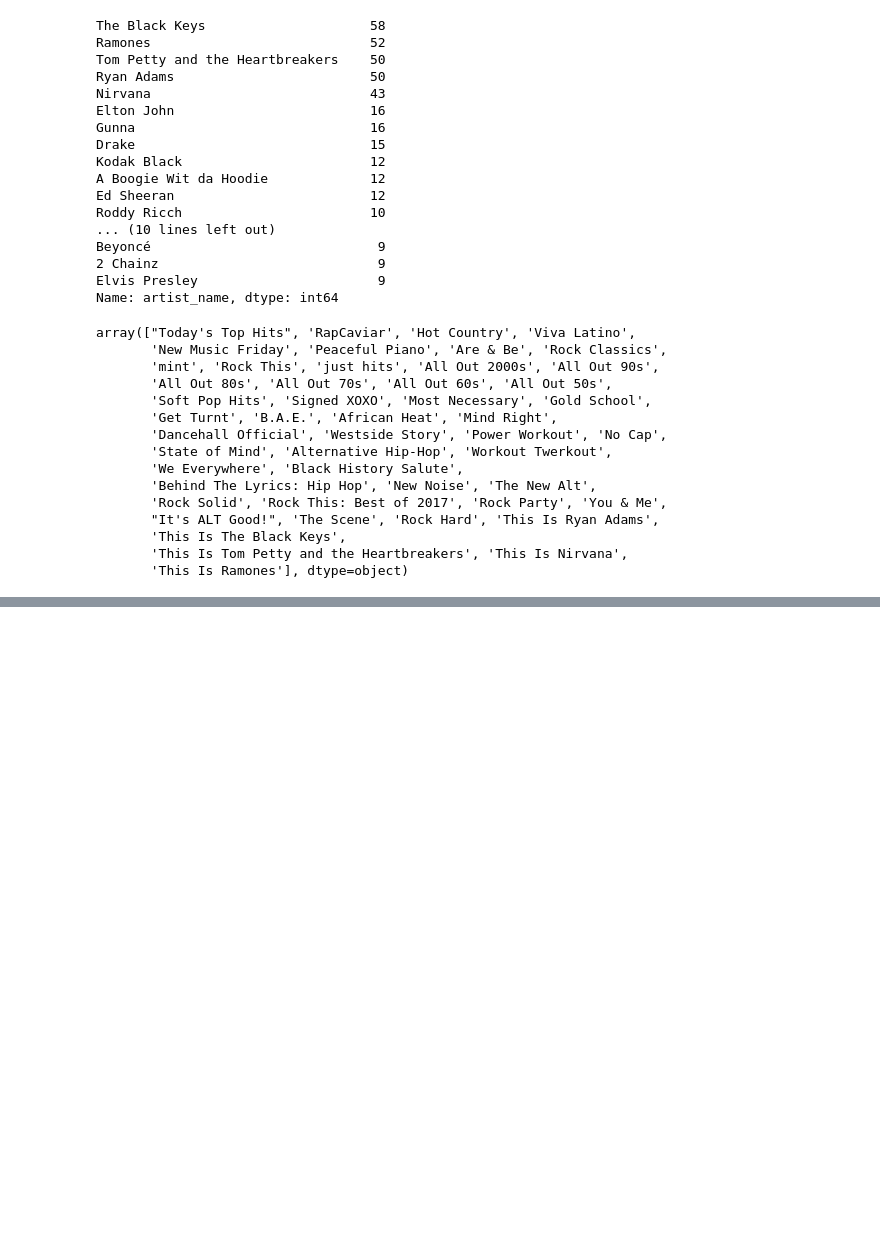
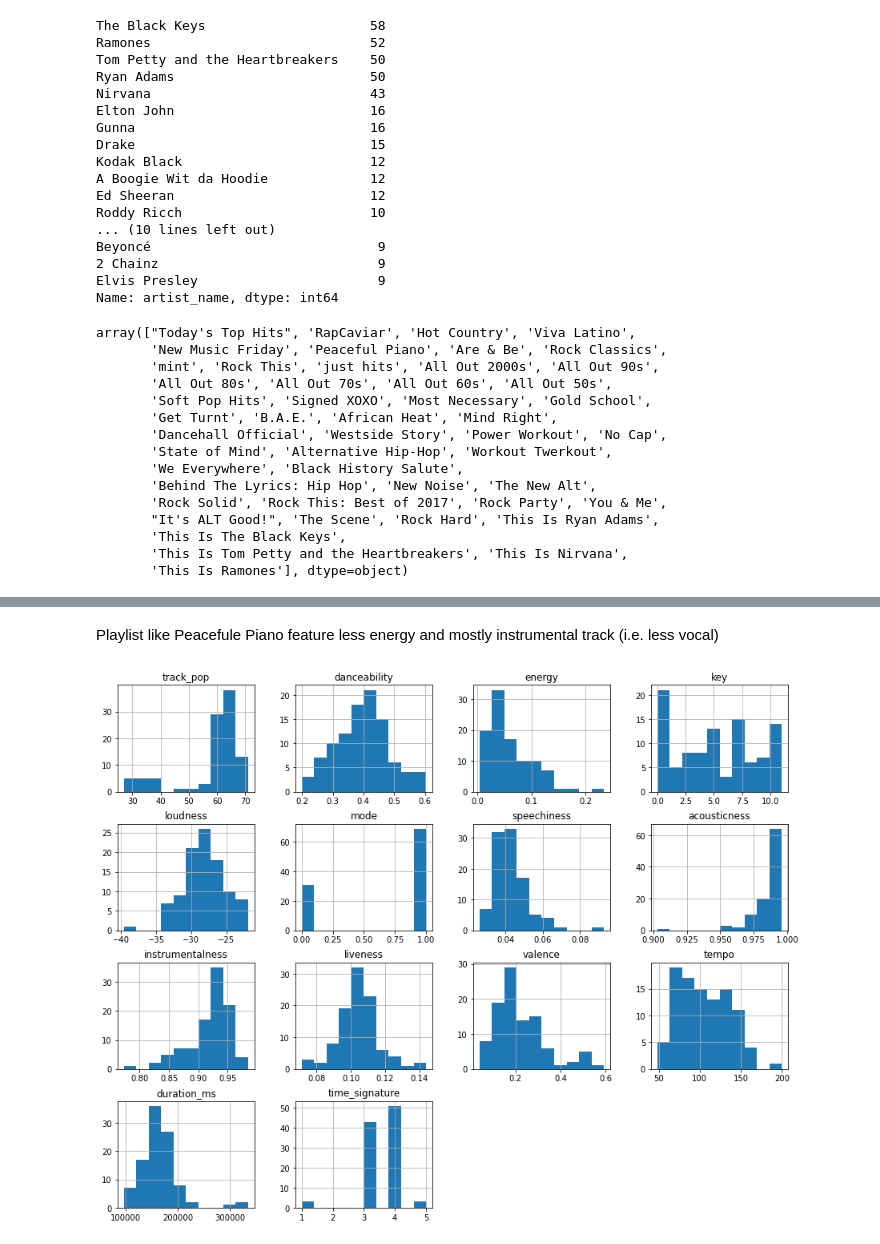
Before and after one commit to athy9193/recommender_one, a Jupyter notebook: src/notebooks/eda.ipynb, the cells around one changed output, grey strips where cells are left out. Saved outputs shown, nothing was run; the diff lists cells and outputs as text; code cells hidden in the pictures; blank space fills up the shorter version.

```diff
--- a/src/notebooks/eda.ipynb
+++ b/src/notebooks/eda.ipynb
@@ -120,0 +150,9 @@ array(["Today's Top Hits", 'RapCaviar', 'Hot Country', 'Viva Latino',
+# %% [markdown]
+Playlist like Peacefule Piano feature less energy and mostly instrumental track (i.e. less vocal)
+# %%
+playlist_name = "Peaceful Piano"
+today_top_hits = x.query('playlist_name == @playlist_name')
+today_top_hits.hist(figsize=(15,12))
+plt.title(label=f"{playlist_name} audio feature distribution");
+# %% [output]
+[figure, added]
```
Also changed, not shown: parts of 20 cells of this notebook, 2 other files.
